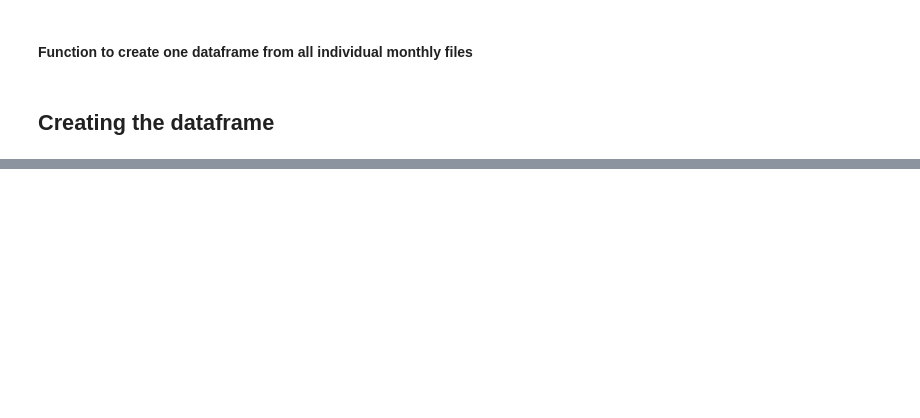
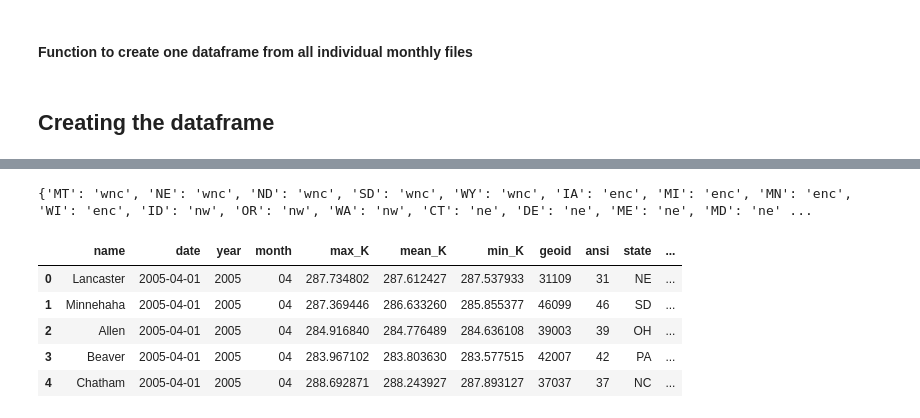
Before and after one commit to ncsa/CPRHD_WNV_GI, a Jupyter notebook: WNV-EDA-Vinu.ipynb, the cells around one changed output, grey strips where cells are left out. Cells and saved outputs as stored; diff of their text form; code cells hidden in the pictures; blank space fills up the shorter version.

```diff
--- a/WNV-EDA-Vinu.ipynb
+++ b/WNV-EDA-Vinu.ipynb
@@ -24,7 +24,7 @@ def create_df():
         temp_df.insert(6, "year", year) #Adding year and month from filename for further use
         temp_df.insert(7, "month", month)
         temp_df["date"] = pd.to_datetime(temp_df[['year','month']].assign(DAY=1))
-        data = data.append(temp_df, ignore_index=True) #The temp dataframe is not appended to final df
+        data = data.append(temp_df, ignore_index=True, sort=False) #The temp dataframe is not appended to final df
     idx = pd.date_range('1999-01-01', '2015-12-01', freq='MS') #Specifying the datetime index
     data = data[["name", "date", "year", "month", "max_K", "mean_K", "min_K", "geoid"]] #Re-ordering the columns
 
@@ -65,0 +87,5 @@ Shape of the Dataframe:  (3108, 153)
+# %%
+data['ansi'] = data['geoid'].astype(str).str[:2]
+data['ansi'] = data['ansi'].astype(int)
+data['state'] = data['ansi'].map(ansi_dict)
+data.head(2)
@@ -65,0 +100,33 @@ Shape of the Dataframe:  (3108, 153)
+# %%
+#Creating climate dictionary
+#Creating it this way as it is easier to type but this dictionary cannot be used to create climate zone column
+climate_dict = {'wnc' : ['MT','NE','ND','SD','WY'],
+                'enc' : ['IA','MI','MN','WI'],
+                'nw' : ['ID','OR','WA'],
+                'ne' : ['CT','DE','ME','MD','MA','NH','NJ','NY','PA','RI','VT'],
+                'se' : ['AL','FL','GA','NC','SC','VA'],
+                'sw' : ['AZ','CO','NM','UT'],
+                'c' : ['IL','IN','KY','MO','OH','TN','WV'],
+                's' : ['AR','KS','LA','MS','OK','TX'],
+                'w' : ['CA','NV']
+               }
+
+#The new dictionary swaps keys and values from above dictionary to create the climate zone column
+climate_dict2 = {}
+for key, value in climate_dict.items():
+    for items in value:
+        climate_dict2[items]=key
+
+print(climate_dict2)
+# %% [output]
+{'MT': 'wnc', 'NE': 'wnc', 'ND': 'wnc', 'SD': 'wnc', 'WY': 'wnc', 'IA': 'enc', 'MI': 'enc', 'MN': 'enc', 'WI': 'enc', 'ID': 'nw', 'OR': 'nw', 'WA': 'nw', 'CT': 'ne', 'DE': 'ne', 'ME': 'ne', 'MD': 'ne' ...
+# %%
+data['climate_zone'] = data['state'].map(climate_dict2)
+data.head(5)
+# %% [output]
+|  | name | date | year | month | max_K | mean_K | min_K | geoid | ansi | state | ... |
+| 0 | Lancaster | 2005-04-01 | 2005 | 04 | 287.734802 | 287.612427 | 287.537933 | 31109 | 31 | NE | ... |
+| 1 | Minnehaha | 2005-04-01 | 2005 | 04 | 287.369446 | 286.633260 | 285.855377 | 46099 | 46 | SD | ... |
+| 2 | Allen | 2005-04-01 | 2005 | 04 | 284.916840 | 284.776489 | 284.636108 | 39003 | 39 | OH | ... |
+| 3 | Beaver | 2005-04-01 | 2005 | 04 | 283.967102 | 283.803630 | 283.577515 | 42007 | 42 | PA | ... |
+| 4 | Chatham | 2005-04-01 | 2005 | 04 | 288.692871 | 288.243927 | 287.893127 | 37037 | 37 | NC | ... |
```
Also changed, not shown: parts of 7 cells of this notebook.
